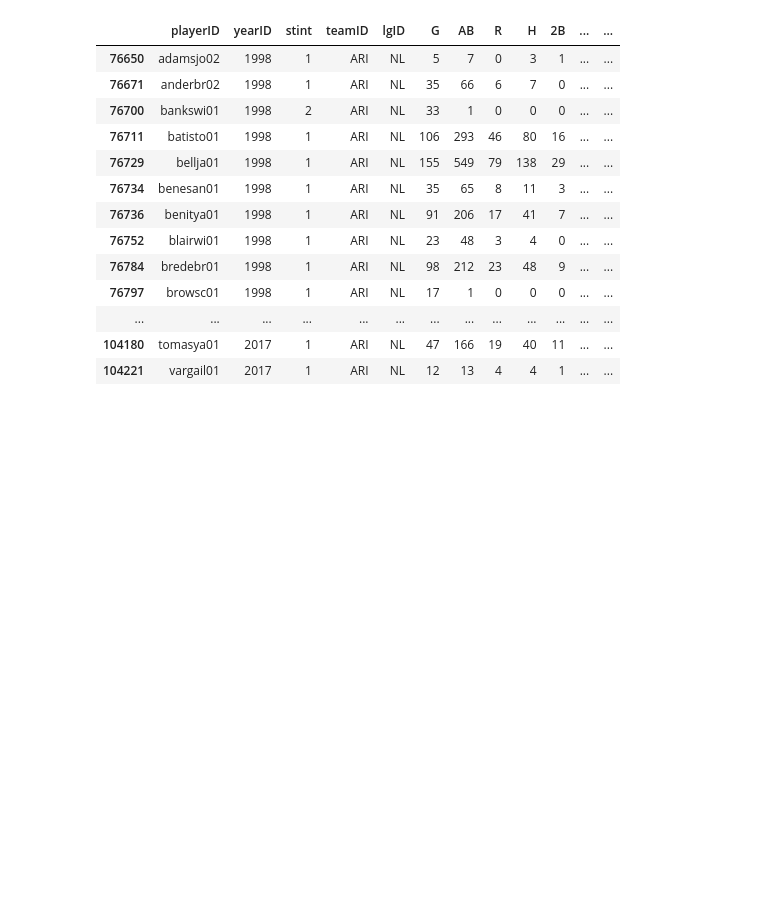
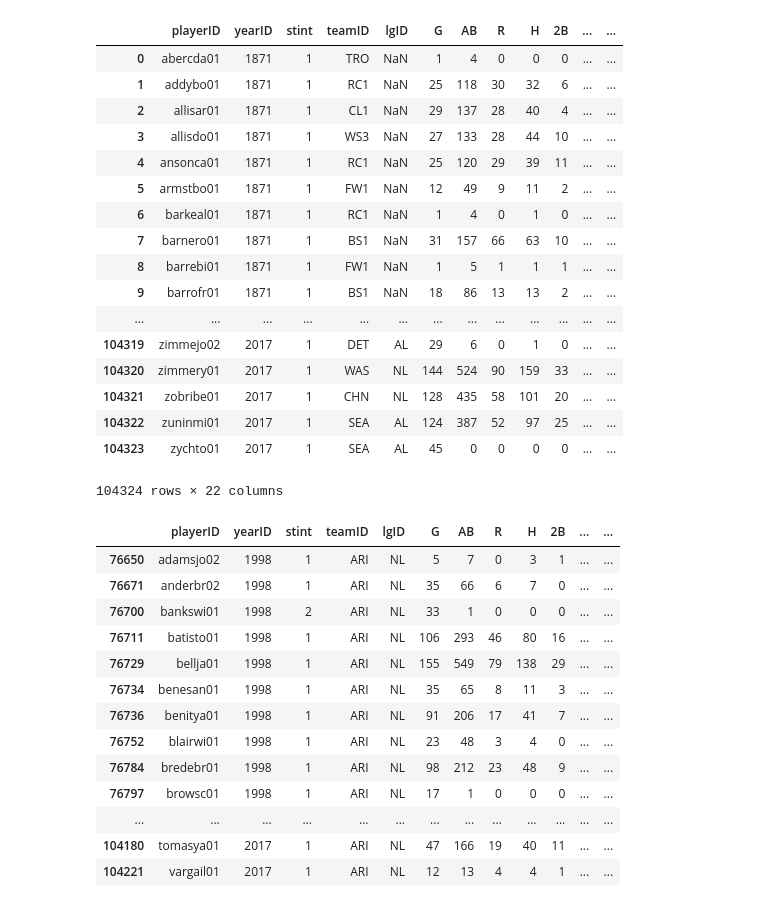
Before and after one commit to aaronmcd1214/Capstone, a Jupyter notebook: Untitled.ipynb, the cells around one changed output. Saved outputs shown, nothing was run; the diff lists cells and outputs as text; code cells hidden in the pictures; blank space fills up the shorter version.

```diff
--- a/Untitled.ipynb
+++ b/Untitled.ipynb
@@ -10,3 +11,24 @@ df_fielding = pd.read_csv('src/data/baseballdatabank-master/core/Fielding.csv')
+# %%
+df_batting_og
+# %% [output]
+|  | playerID | yearID | stint | teamID | lgID | G | AB | R | H | 2B | ... | ... |
+| 0 | abercda01 | 1871 | 1 | TRO | NaN | 1 | 4 | 0 | 0 | 0 | ... | ... |
+| 1 | addybo01 | 1871 | 1 | RC1 | NaN | 25 | 118 | 30 | 32 | 6 | ... | ... |
+| 2 | allisar01 | 1871 | 1 | CL1 | NaN | 29 | 137 | 28 | 40 | 4 | ... | ... |
+| 3 | allisdo01 | 1871 | 1 | WS3 | NaN | 27 | 133 | 28 | 44 | 10 | ... | ... |
+| 4 | ansonca01 | 1871 | 1 | RC1 | NaN | 25 | 120 | 29 | 39 | 11 | ... | ... |
+| 5 | armstbo01 | 1871 | 1 | FW1 | NaN | 12 | 49 | 9 | 11 | 2 | ... | ... |
+| 6 | barkeal01 | 1871 | 1 | RC1 | NaN | 1 | 4 | 0 | 1 | 0 | ... | ... |
+| 7 | barnero01 | 1871 | 1 | BS1 | NaN | 31 | 157 | 66 | 63 | 10 | ... | ... |
+| 8 | barrebi01 | 1871 | 1 | FW1 | NaN | 1 | 5 | 1 | 1 | 1 | ... | ... |
+| 9 | barrofr01 | 1871 | 1 | BS1 | NaN | 18 | 86 | 13 | 13 | 2 | ... | ... |
+| ... | ... | ... | ... | ... | ... | ... | ... | ... | ... | ... | ... | ... |
+| 104319 | zimmejo02 | 2017 | 1 | DET | AL | 29 | 6 | 0 | 1 | 0 | ... | ... |
+| 104320 | zimmery01 | 2017 | 1 | WAS | NL | 144 | 524 | 90 | 159 | 33 | ... | ... |
+| 104321 | zobribe01 | 2017 | 1 | CHN | NL | 128 | 435 | 58 | 101 | 20 | ... | ... |
+| 104322 | zuninmi01 | 2017 | 1 | SEA | AL | 124 | 387 | 52 | 97 | 25 | ... | ... |
+| 104323 | zychto01 | 2017 | 1 | SEA | AL | 45 | 0 | 0 | 0 | 0 | ... | ... |
+104324 rows × 22 columns
 # %%
 df_batting_og[df_batting_og['teamID'] == 'ARI']
 # %% [output]
```
Also changed, not shown: parts of 1 cell of this notebook, 14 other files.
